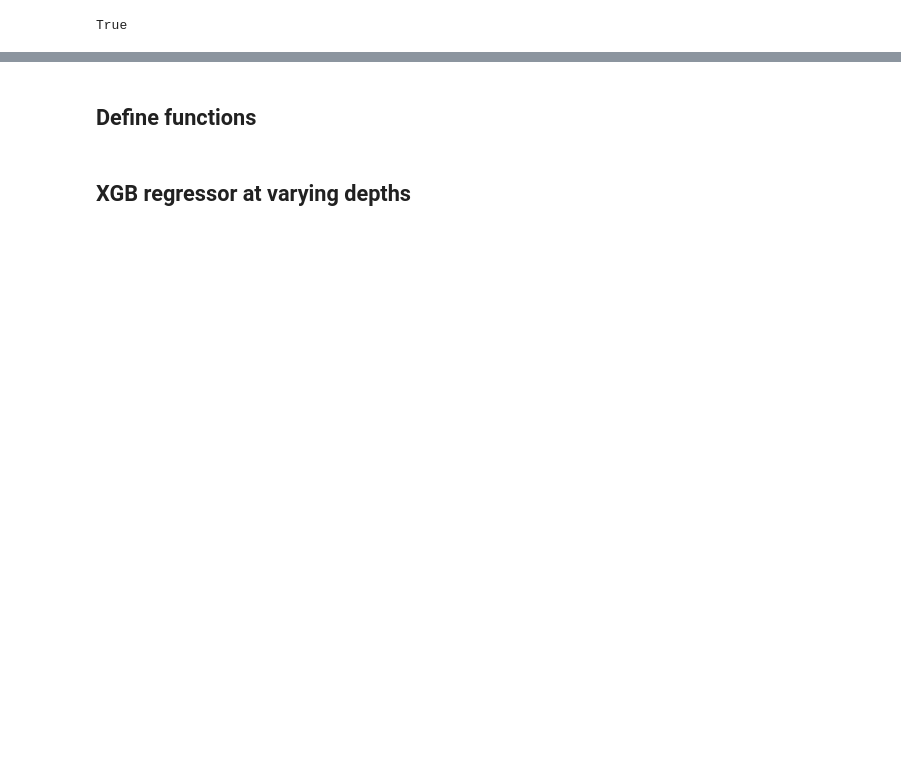
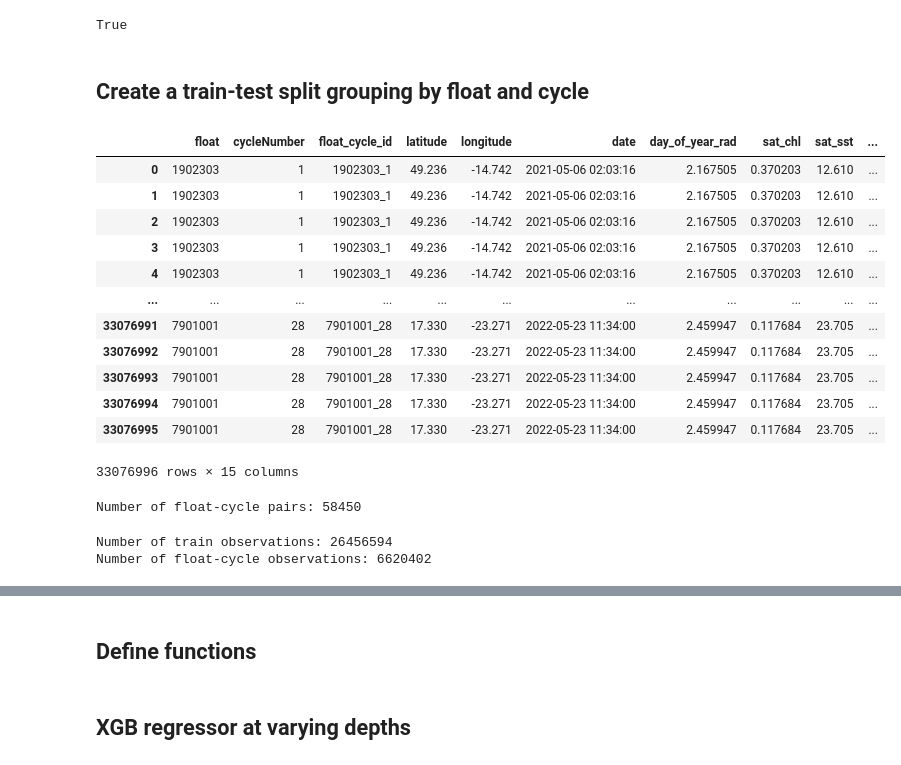
Before and after one commit to gnyirjesy/ocean-depth-characterization, a Jupyter notebook: preliminary_models/xgb_feature_selection_ejd.ipynb, the cells around one changed output, grey strips where cells are left out. Saved outputs shown, nothing was run; the diff lists cells and outputs as text; code cells hidden in the pictures; blank space fills up the shorter version.

```diff
--- a/preliminary_models/xgb_feature_selection_ejd.ipynb
+++ b/preliminary_models/xgb_feature_selection_ejd.ipynb
@@ -89,3 +89,26 @@ df
 df.shape[0] == df.drop_duplicates().shape[0]
 # %% [output]
 True
+# %% [markdown]
+## Create a train-test split grouping by float and cycle
+# %%
+df.insert(loc=list(df.columns).index('cycleNumber')+1, column='float_cycle_id', value=[f'{df.loc[i,"float"]}_{df.loc[i,"cycleNumber"]}'for i in range(df.shape[0])])
+df
+# %% [output]
+|  | float | cycleNumber | float_cycle_id | latitude | longitude | date | day_of_year_rad | sat_chl | sat_sst | ... |
+| 0 | 1902303 | 1 | 1902303_1 | 49.236 | -14.742 | 2021-05-06 02:03:16 | 2.167505 | 0.370203 | 12.610 | ... |
+| 1 | 1902303 | 1 | 1902303_1 | 49.236 | -14.742 | 2021-05-06 02:03:16 | 2.167505 | 0.370203 | 12.610 | ... |
+| 2 | 1902303 | 1 | 1902303_1 | 49.236 | -14.742 | 2021-05-06 02:03:16 | 2.167505 | 0.370203 | 12.610 | ... |
+| 3 | 1902303 | 1 | 1902303_1 | 49.236 | -14.742 | 2021-05-06 02:03:16 | 2.167505 | 0.370203 | 12.610 | ... |
+| 4 | 1902303 | 1 | 1902303_1 | 49.236 | -14.742 | 2021-05-06 02:03:16 | 2.167505 | 0.370203 | 12.610 | ... |
+| ... | ... | ... | ... | ... | ... | ... | ... | ... | ... | ... |
+| 33076991 | 7901001 | 28 | 7901001_28 | 17.330 | -23.271 | 2022-05-23 11:34:00 | 2.459947 | 0.117684 | 23.705 | ... |
+| 33076992 | 7901001 | 28 | 7901001_28 | 17.330 | -23.271 | 2022-05-23 11:34:00 | 2.459947 | 0.117684 | 23.705 | ... |
+| 33076993 | 7901001 | 28 | 7901001_28 | 17.330 | -23.271 | 2022-05-23 11:34:00 | 2.459947 | 0.117684 | 23.705 | ... |
+| 33076994 | 7901001 | 28 | 7901001_28 | 17.330 | -23.271 | 2022-05-23 11:34:00 | 2.459947 | 0.117684 | 23.705 | ... |
+| 33076995 | 7901001 | 28 | 7901001_28 | 17.330 | -23.271 | 2022-05-23 11:34:00 | 2.459947 | 0.117684 | 23.705 | ... |
+33076996 rows × 15 columns
+# %%
+print(f'Number of float-cycle pairs: {len(np.unique(df["float_cycle_id"]))}')
+# %% [output]
+Number of float-cycle pairs: 58450
@@ -91,0 +121,6 @@ True
+# %%
+print(f'Number of train observations: {len(train_inds)}')
+print(f'Number of float-cycle observations: {len(test_inds)}')
+# %% [output]
+Number of train observations: 26456594
+Number of float-cycle observations: 6620402
```
Also changed, not shown: parts of 19 cells of this notebook, 1 other file.
